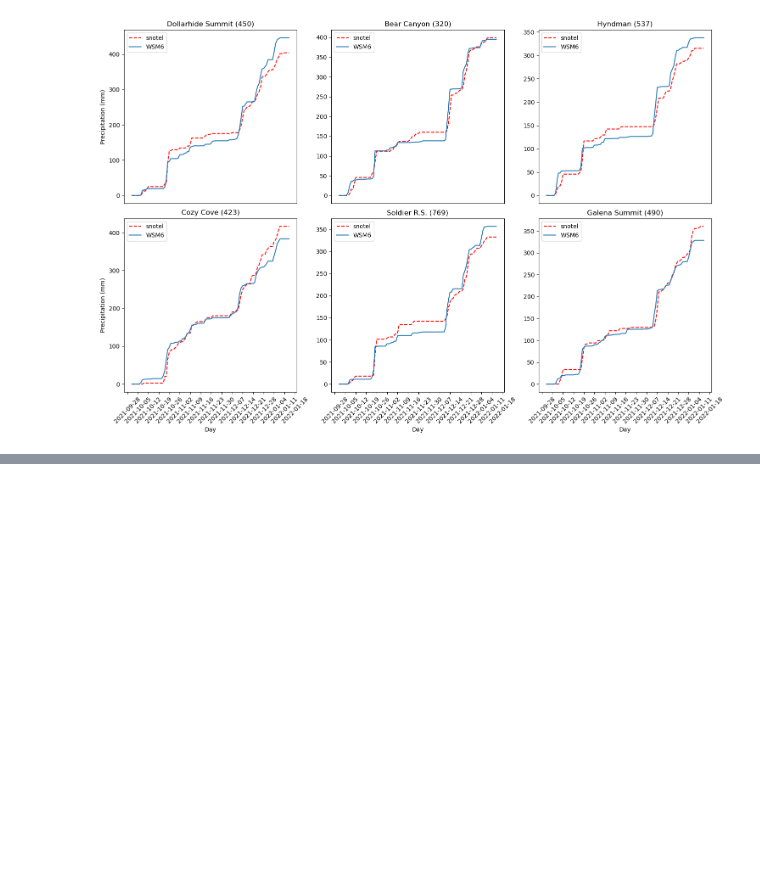
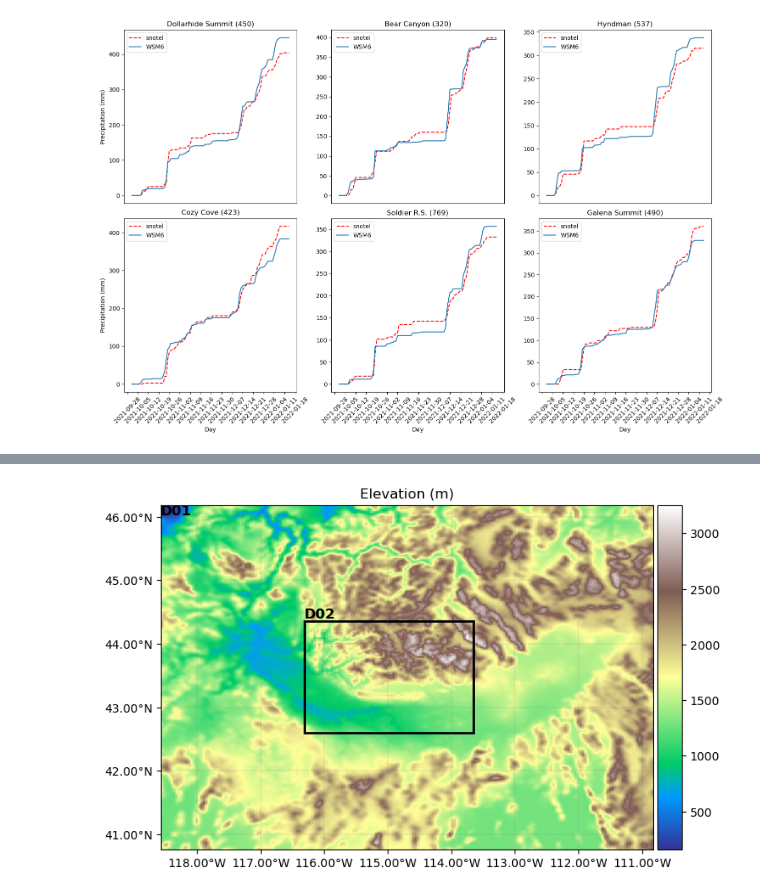
Before and after one commit to stanleyakor1/Python-tutorial, a Jupyter notebook: wrf-python/WY_2022_ANALYSIS.ipynb, the cells around one changed output, grey strips where cells are left out. Saved outputs shown, nothing was run; the diff lists cells and outputs as text; code cells hidden in the pictures; blank space fills up the shorter version.

```diff
--- a/wrf-python/WY_2022_ANALYSIS.ipynb
+++ b/wrf-python/WY_2022_ANALYSIS.ipynb
@@ -32,2 +32,9 @@ y.multiple_points()
 # %%
 #x = pd.read_csv('NRCS_SNOTEL_Locations_noAlaska.csv')
+# %%
+d01_path = '/bsuhome/stanleyakor/scratch/WY_22_THOMPSON/wrfout_d01_2021-09-29_00:00:00'
+d02_path = '/bsuhome/stanleyakor/scratch/WY_22_THOMPSON/wrfout_d02_2021-09-29_00:00:00'
+
+plot_wrf_domain(d01_path, d02_path)
+# %% [output]
+[figure, added]
```
Also changed, not shown: parts of 7 cells of this notebook, 1 other file.
